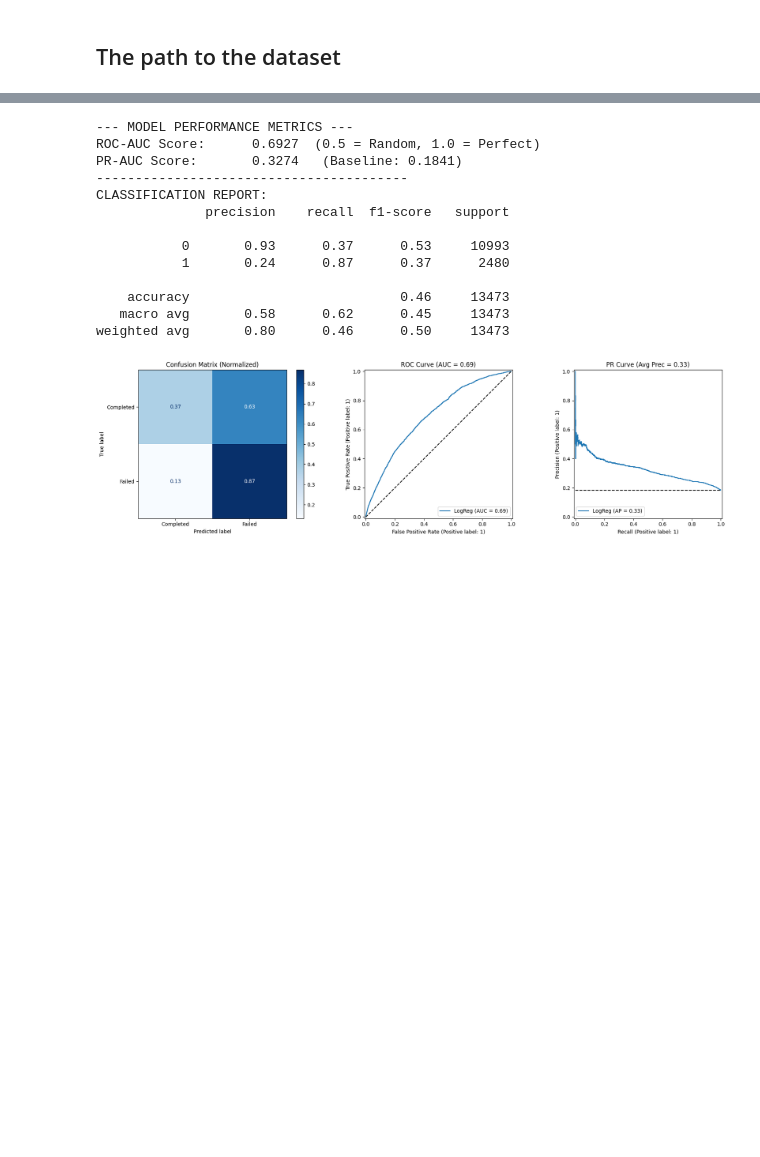
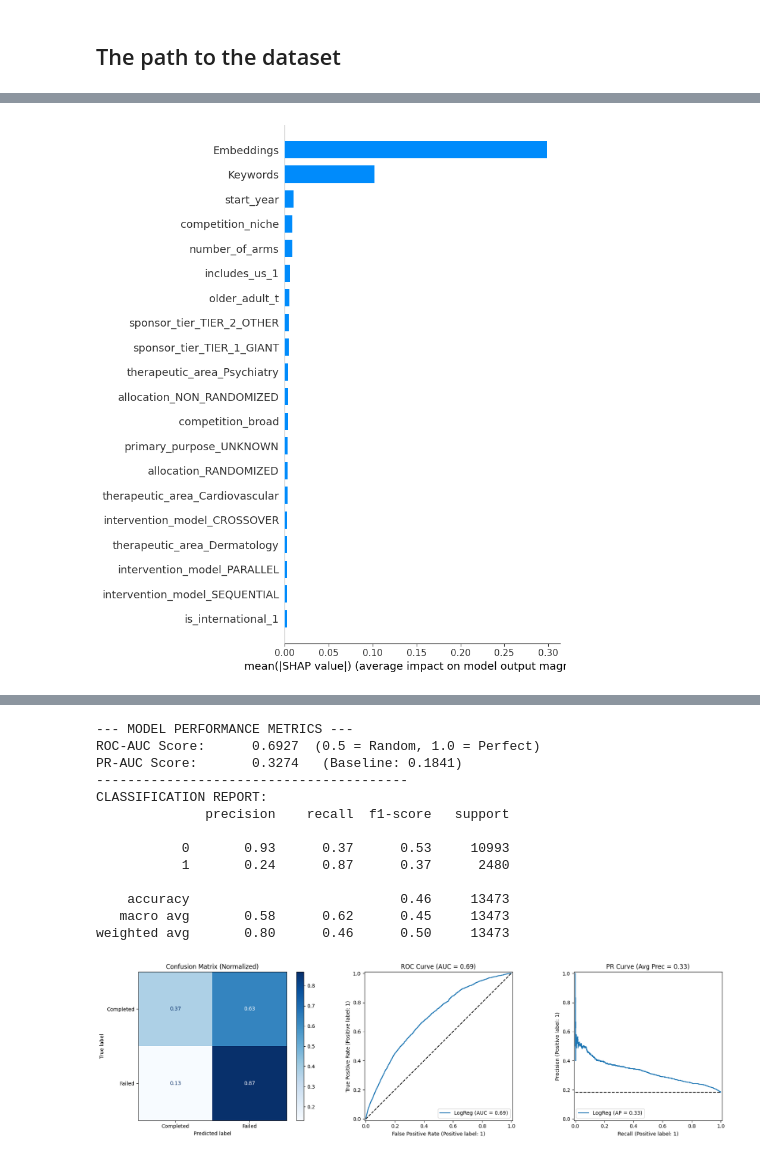
Before and after one commit to delaunan/clintrialpredict, a Jupyter notebook: notebooks/rui/SHAP.ipynb, the cells around one changed output, grey strips where cells are left out. Saved outputs shown, nothing was run; the diff lists cells and outputs as text; code cells hidden in the pictures; blank space fills up the shorter version.

Commit message:
SHAP file completed

```diff
--- a/notebooks/rui/SHAP.ipynb
+++ b/notebooks/rui/SHAP.ipynb
@@ -257,0 +278,16 @@ IndexError: index 67 is out of bounds for axis 0 with size 33
+# %%
+# ============================
+# 9. Aggregate Embeddings & Keywords
+# ============================
+shap_df = pd.DataFrame(shap_values.values, columns=transformed_feature_names_used)
+
+emb_cols = [c for c in transformed_feature_names_used if str(c).startswith("emb_")]
+kw_cols  = [c for c in transformed_feature_names_used if str(c).startswith("truncatedsvd")]
+other_cols = [c for c in transformed_feature_names_used if c not in emb_cols + kw_cols]
+
+shap_df["Embeddings"] = shap_df[emb_cols].abs().sum(axis=1)
+shap_df["Keywords"]   = shap_df[kw_cols].abs().sum(axis=1)
+
+shap_agg_df = shap_df[other_cols].copy()
+shap_agg_df["Embeddings"] = shap_df["Embeddings"]
+shap_agg_df["Keywords"]   = shap_df["Keywords"]
@@ -257,0 +334,37 @@ IndexError: index 67 is out of bounds for axis 0 with size 33
+# %%
+# --------------------------
+# 11. Summary plot (aggregated SHAP)
+# --------------------------
+
+# The shap_agg_df contains the aggregated SHAP values.
+# We need to ensure X_test_plot contains the corresponding aggregated FEATURE values.
+
+# Reconstruct X_test_plot to match the feature aggregation in shap_agg_df
+# 1. Get the individual feature values for 'other_cols'
+X_test_plot_for_shap = X_test_plot_full[other_cols].copy()
+
+# 2. Aggregate the actual feature values for Embeddings and Keywords
+#    For consistency with the SHAP aggregation (sum of absolute values),
+#    we can sum the absolute feature values. However, for feature values,
+#    a simple sum of the transformed values is usually more appropriate
+#    to represent the aggregated feature's overall value, not just magnitude.
+#    Let's use simple sum for feature aggregation.
+X_test_plot_for_shap["Embeddings"] = X_test_plot_full[emb_cols].sum(axis=1)
+X_test_plot_for_shap["Keywords"]   = X_test_plot_full[kw_cols].sum(axis=1)
+
+# Ensure the order of columns in X_test_plot_for_shap matches shap_agg_df's columns
+X_test_plot_for_shap = X_test_plot_for_shap[shap_agg_df.columns]
+
+# Now, the shapes should match:
+# shap_values: shap_agg_df.values
+# features: X_test_plot_for_shap.values
+# feature_names: shap_agg_df.columns
+
+shap.summary_plot(
+    shap_agg_df.values,
+    X_test_plot_for_shap.values,
+    feature_names=shap_agg_df.columns,
+    plot_type="bar"
+)
+# %% [output]
+[figure, added]
```
Also changed, not shown: parts of 29 cells of this notebook, 1 other file.
